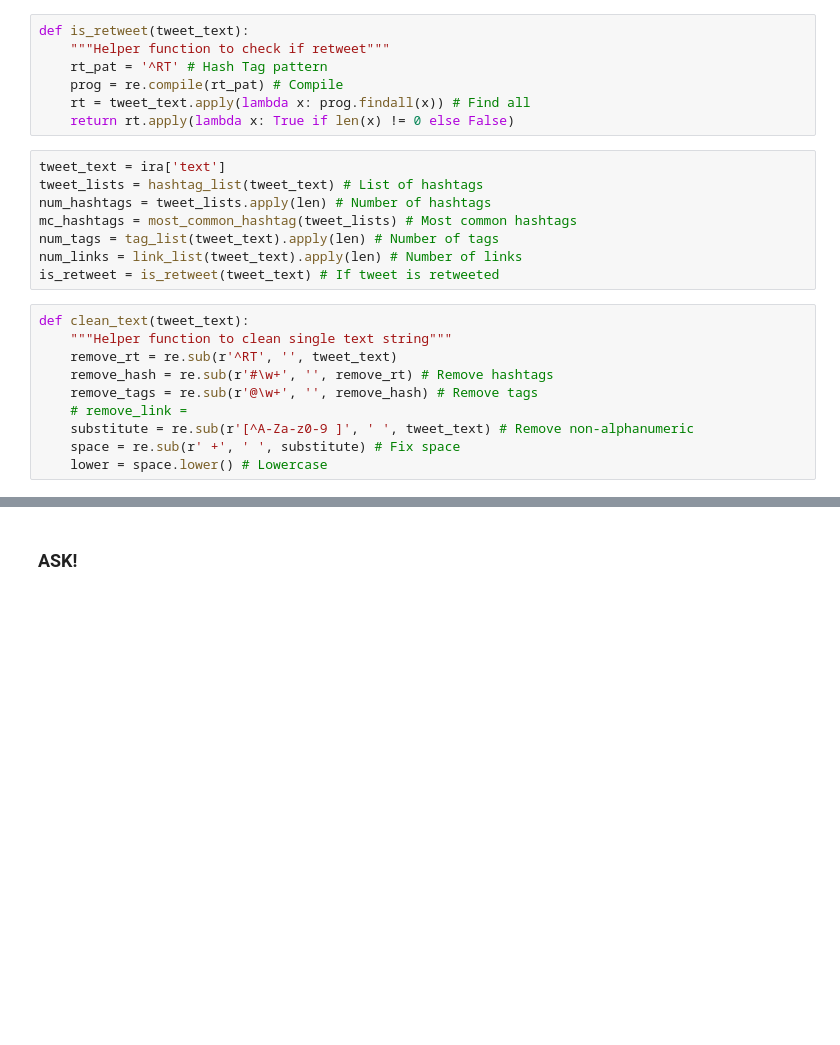
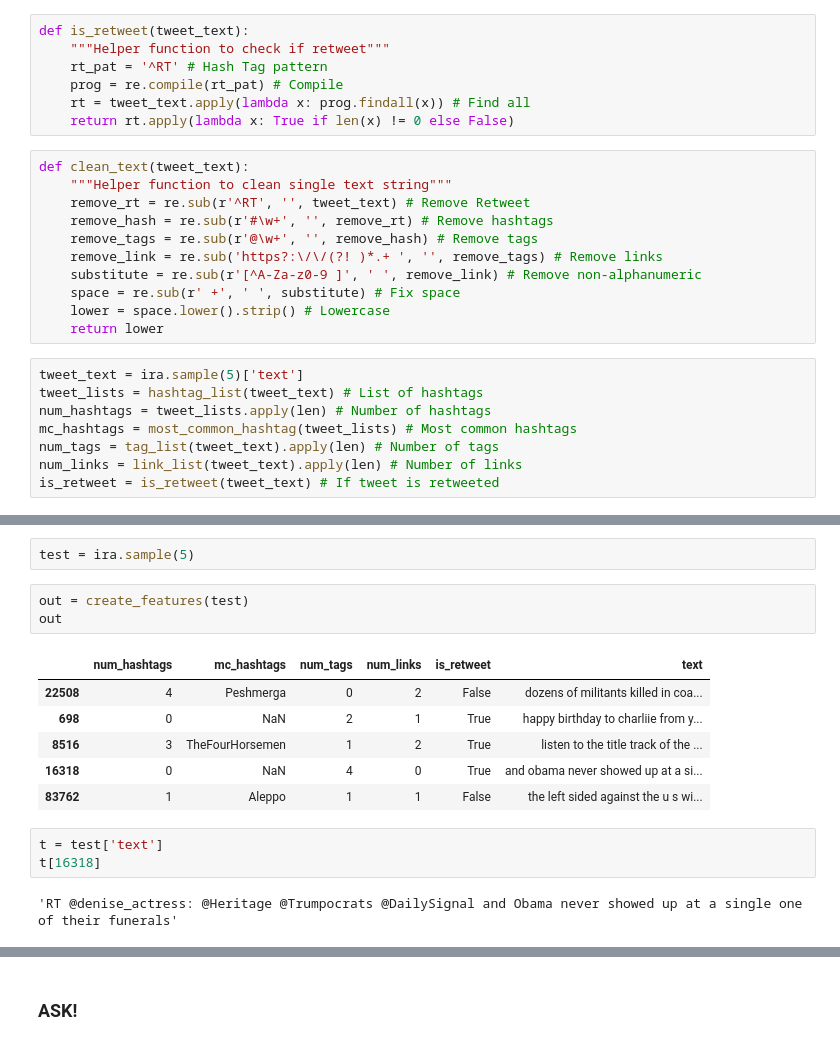
Before and after one commit to AECassAWei/dsc80-wi20, a Jupyter notebook: labs/lab07/lab07.ipynb, the cells around one changed output, grey strips where cells are left out. Cells and saved outputs as stored; diff of their text form; blank space fills up the shorter version.

```diff
--- a/labs/lab07/lab07.ipynb
+++ b/labs/lab07/lab07.ipynb
@@ -1063,21 +1316,22 @@ def is_retweet(tweet_text):
     prog = re.compile(rt_pat) # Compile
     rt = tweet_text.apply(lambda x: prog.findall(x)) # Find all
     return rt.apply(lambda x: True if len(x) != 0 else False)
+# %%
+def clean_text(tweet_text):
+    """Helper function to clean single text string"""
+    remove_rt = re.sub(r'^RT', '', tweet_text) # Remove Retweet
+    remove_hash = re.sub(r'#\w+', '', remove_rt) # Remove hashtags
+    remove_tags = re.sub(r'@\w+', '', remove_hash) # Remove tags
+    remove_link = re.sub('https?:\/\/(?! )*.+ ', '', remove_tags) # Remove links
+    substitute = re.sub(r'[^A-Za-z0-9 ]', ' ', remove_link) # Remove non-alphanumeric
+    space = re.sub(r' +', ' ', substitute) # Fix space
+    lower = space.lower().strip() # Lowercase
+    return lower
 # %%
-tweet_text = ira['text']
+tweet_text = ira.sample(5)['text']
 tweet_lists = hashtag_list(tweet_text) # List of hashtags
 num_hashtags = tweet_lists.apply(len) # Number of hashtags
 mc_hashtags = most_common_hashtag(tweet_lists) # Most common hashtags
 num_tags = tag_list(tweet_text).apply(len) # Number of tags
 num_links = link_list(tweet_text).apply(len) # Number of links
 is_retweet = is_retweet(tweet_text) # If tweet is retweeted
-# %%
-def clean_text(tweet_text):
-    """Helper function to clean single text string"""
-    remove_rt = re.sub(r'^RT', '', tweet_text)
-    remove_hash = re.sub(r'#\w+', '', remove_rt) # Remove hashtags
-    remove_tags = re.sub(r'@\w+', '', remove_hash) # Remove tags
-    # remove_link =
-    substitute = re.sub(r'[^A-Za-z0-9 ]', ' ', tweet_text) # Remove non-alphanumeric
-    space = re.sub(r' +', ' ', substitute) # Fix space
-    lower = space.lower() # Lowercase
@@ -1083,0 +1407,17 @@ def clean_text(tweet_text):
+# %%
+test = ira.sample(5)
+# %%
+out = create_features(test)
+out
+# %% [output]
+|  | num_hashtags | mc_hashtags | num_tags | num_links | is_retweet | text |
+| 22508 | 4 | Peshmerga | 0 | 2 | False | dozens of militants killed in coa... |
+| 698 | 0 | NaN | 2 | 1 | True | happy birthday to charliie from y... |
+| 8516 | 3 | TheFourHorsemen | 1 | 2 | True | listen to the title track of the ... |
+| 16318 | 0 | NaN | 4 | 0 | True | and obama never showed up at a si... |
+| 83762 | 1 | Aleppo | 1 | 1 | False | the left sided against the u s wi... |
+# %%
+t = test['text']
+t[16318]
+# %% [output]
+'RT @denise_actress: @Heritage @Trumpocrats @DailySignal and Obama never showed up at a single one of their funerals'
```
Also changed, not shown: parts of 68 cells of this notebook, 2 other files.
